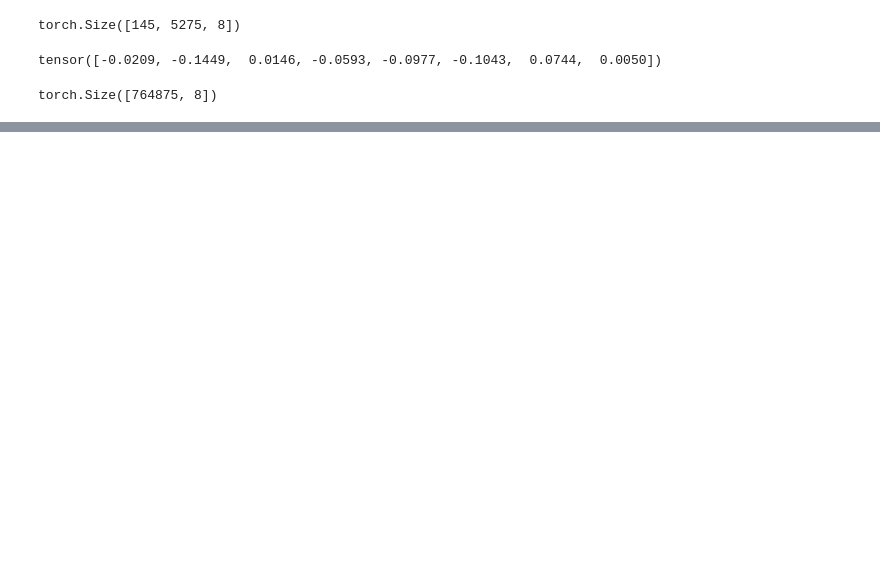
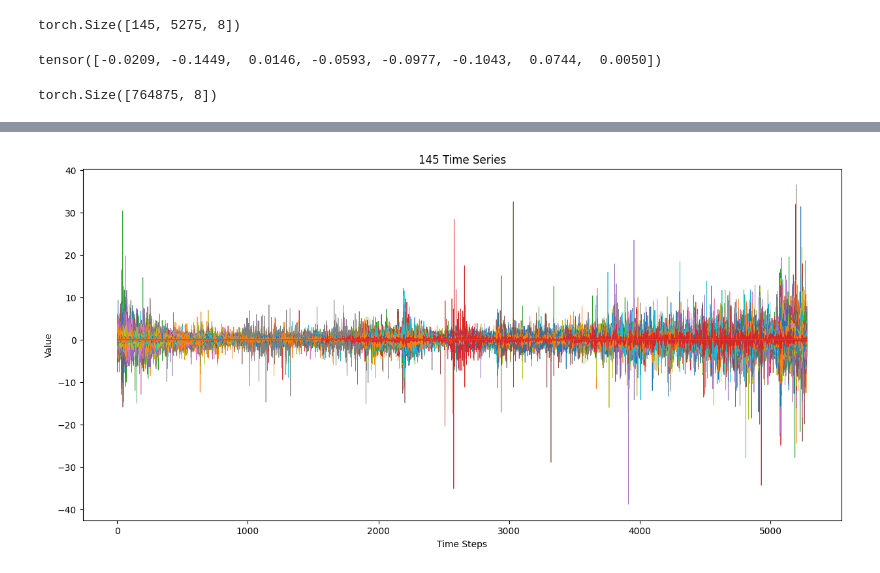
Before and after one commit to go13/Transformers1, a Jupyter notebook: timeseries.ipynb, the cells around one changed output, grey strips where cells are left out. Drawn from its saved outputs; the diff is of its cells as text; code cells hidden in the pictures; blank space fills up the shorter version.

```diff
--- a/timeseries.ipynb
+++ b/timeseries.ipynb
@@ -75,17 +157,19 @@ TypeError: TransformerConfig.__init__() got an unexpected keyword argument 'caus
 # %%
 
 # Generate a sample tensor (you can replace this with your tensor)
-tensor = data_loader_data.to('cpu')
+tensor = torch.tensor(data).to('cpu')
 
 # Plotting
 plt.figure(figsize=(15, 7))
 for i in range(tensor.shape[0]):
     plt.plot(tensor[i].numpy(), linewidth=0.5)  # Convert tensor to numpy for plotting
 
 plt.title("145 Time Series")
 plt.xlabel("Time Steps")
 plt.ylabel("Value")
 plt.show()
+# %% [output]
+[figure, added]
 # %%
 import pandas as pd
 import plotly.offline as pyo
```
Also changed, not shown: parts of 6 cells of this notebook, 3 other files.
